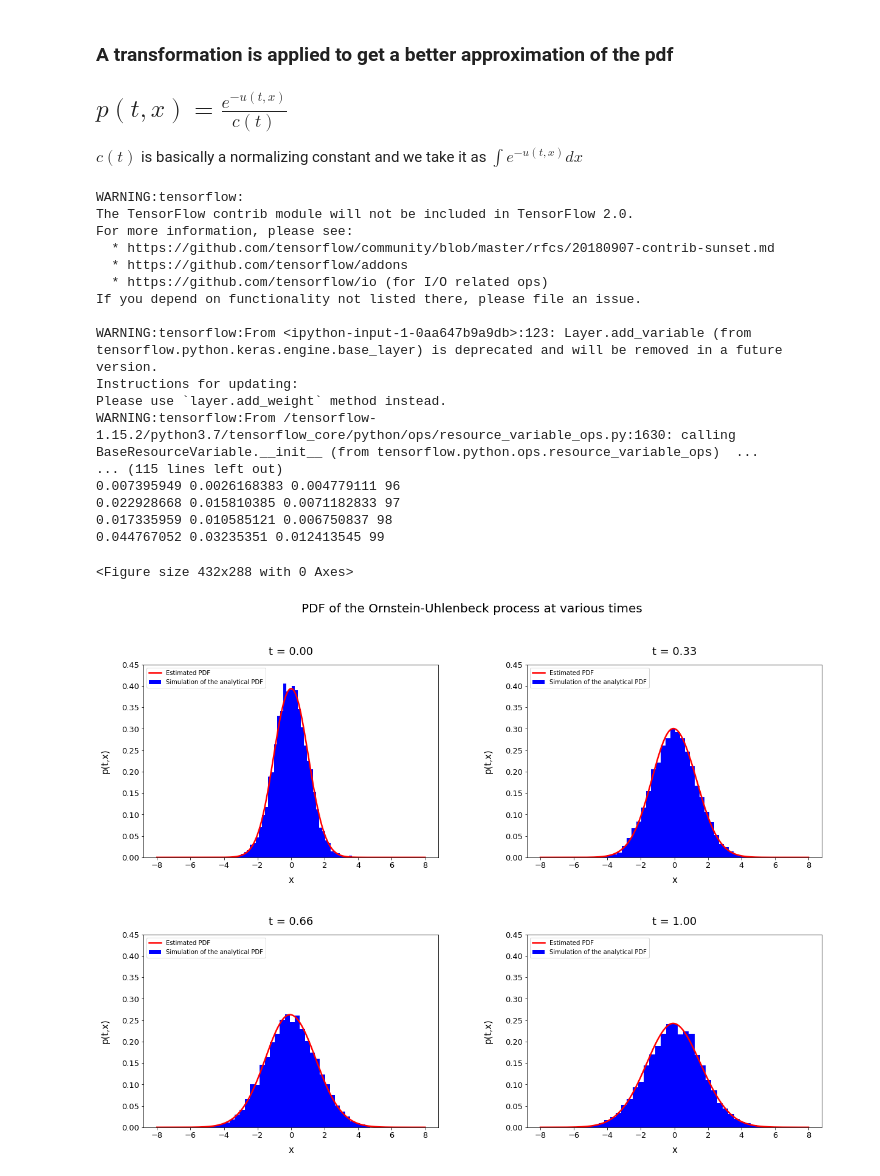
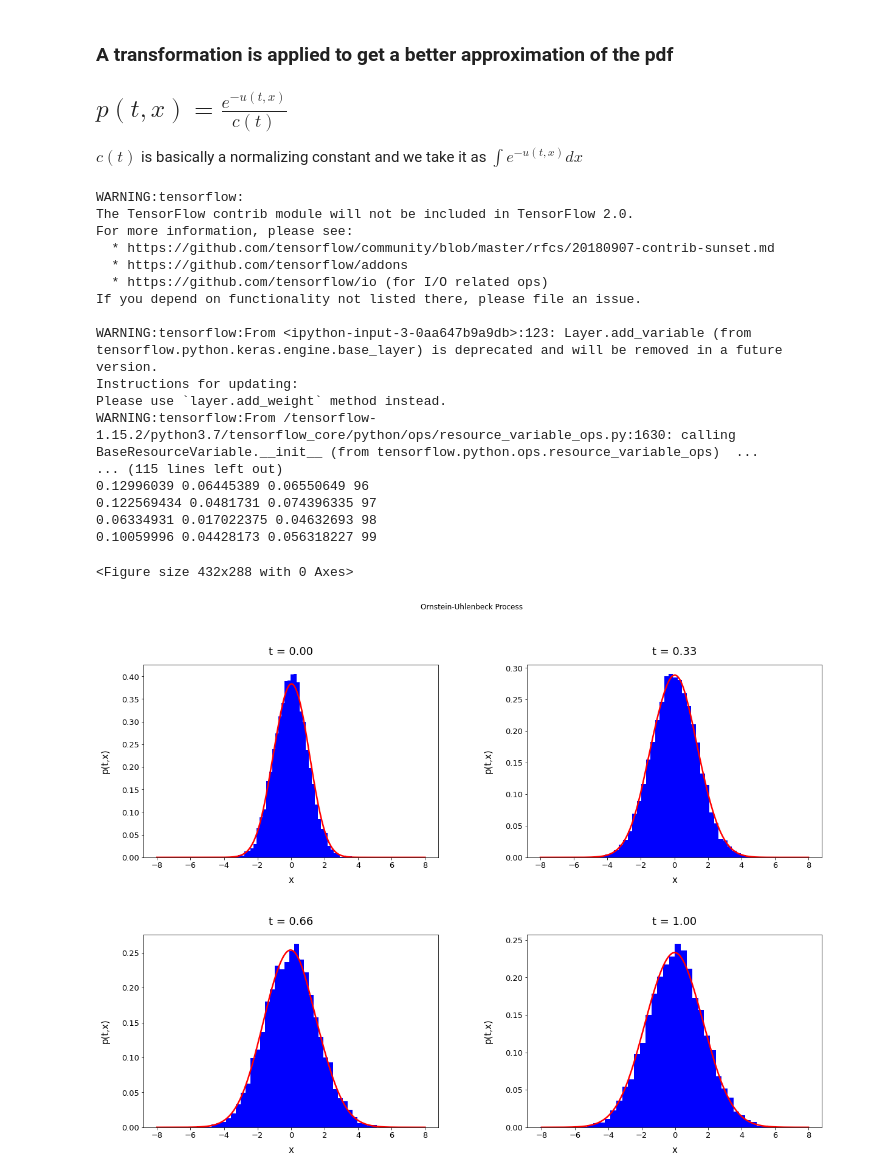
Before and after one commit to Aravindan98/Le-Mans-University-Thesis, a Jupyter notebook: DGM/DGM_Ornstein_Uhlenbeck.ipynb, the cells around one changed output. Drawn from its saved outputs; the diff is of its cells as text; code cells hidden in the pictures.

```diff
--- a/DGM/DGM_Ornstein_Uhlenbeck.ipynb
+++ b/DGM/DGM_Ornstein_Uhlenbeck.ipynb
@@ -285,8 +290,8 @@ def simulateOU_GaussianStart(alpha, beta, theta, kappa, sigma, nSim, T):
     s = np.sqrt(sigma**2 / (2 * kappa) * (1 - np.exp(-2*kappa*T)))
 
     # simulate endpoint
-    #print(m,s)
-    X_T = np.random.normal(m,s)
+    #print(s)
+    X_T = np.random.normal(m,s, nSim)
 
     return X_T
 # %%
@@ -313,11 +318,6 @@ def sampler(nSim_t, nSim_x_interior, nSim_x_initial):
     # Sampler #3: initial/terminal condition
     x_initial = np.random.uniform(low=Xlow*1.5, high=Xhigh*1.5, size = [nSim_x_initial, 1])
 
-
-    '''
-    DOUBT: Why is the initial condition a uniform distribution?
-    '''
-
     return t, x_interior, x_initial
 # %% [markdown]
 ### A transformation is applied to get a better approximation of the pdf
@@ -456,56 +456,54 @@ For more information, please see:
   * https://github.com/tensorflow/io (for I/O related ops)
 If you depend on functionality not listed there, please file an issue.
 
-WARNING:tensorflow:From <ipython-input-1-0aa647b9a9db>:123: Layer.add_variable (from tensorflow.python.keras.engine.base_layer) is deprecated and will be removed in a future version.
+WARNING:tensorflow:From <ipython-input-3-0aa647b9a9db>:123: Layer.add_variable (from tensorflow.python.keras.engine.base_layer) is deprecated and will be removed in a future version.
 Instructions for updating:
 Please use `layer.add_weight` method instead.
 WARNING:tensorflow:From /tensorflow-1.15.2/python3.7/tensorflow_core/python/ops/resource_variable_ops.py:1630: calling BaseResourceVariable.__init__ (from tensorflow.python.ops.resource_variable_ops)  ...
 ... (115 lines left out)
-0.007395949 0.0026168383 0.004779111 96
-0.022928668 0.015810385 0.0071182833 97
-0.017335959 0.010585121 0.006750837 98
-0.044767052 0.03235351 0.012413545 99
+0.12996039 0.06445389 0.06550649 96
+0.122569434 0.0481731 0.074396335 97
+0.06334931 0.017022375 0.04632693 98
+0.10059996 0.04428173 0.056318227 99
 # %%
 plt.figure()
 plt.figure(figsize = (20,14))
 
 # time values at which to examine density
-densityTimes = [0, 0.33*T, 0.66*T, T]
+densityTimes = [0.0, 0.33*T, 0.66*T, T]
 
 # vector of x values for plotting
 x_plot = np.linspace(Xlow*x_multiplier, Xhigh*x_multiplier, 1000)
 
 for i, curr_t in enumerate(densityTimes):
 
     # specify subplot
     plt.subplot(2,2,i+1)
 
     # simulate process at current t
     sim_x = simulateOU_GaussianStart(alpha, beta, theta, kappa, sigma, 10000, curr_t)
 
     # compute normalized density at all x values to plot and current t value
     t_plot = curr_t * np.ones_like(x_plot.reshape(-1,1))
     unnorm_dens = sess.run([p_unnorm], feed_dict= {t_tnsr:t_plot, x_interior_tnsr:x_plot.reshape(-1,1)})
     density = unnorm_dens[0] / sp.integrate.simps(unnorm_dens[0].reshape(x_plot.shape), x_plot)
 
     # plot histogram of simulated process values and overlay estimated density
-    plt.hist(sim_x, bins=40, density=True, color = 'b', label="Simulation of the analytical PDF")
-    plt.plot(x_plot, density, 'r', linewidth=2.5, label="Estimated PDF")
+    plt.hist(sim_x, bins=40, density=True, color = 'b')
+    plt.plot(x_plot, density, 'r', linewidth=2.5)
 
     # subplot options
-    plt.ylim(ymin=0.0, ymax=0.45)
     plt.xlabel(r"x", fontsize=15, labelpad=10)
     plt.ylabel(r"p(t,x)", fontsize=15, labelpad=20)
     plt.title(r"t = %.2f"%(curr_t), fontsize=18, y=1.03)
     plt.xticks(fontsize=13)
     plt.yticks(fontsize=13)
-    plt.suptitle("PDF of the Ornstein-Uhlenbeck process at various times",fontsize=20)
-    plt.legend(loc="upper left")
+    plt.suptitle("Ornstein-Uhlenbeck Process")
 # adjust space between subplots
 plt.subplots_adjust(wspace=0.3, hspace=0.4)
 
 if saveFigure:
     plt.savefig(figureName)
 # %% [output]
 <Figure size 432x288 with 0 Axes>
-[figure, old version]
+[figure, new version]
```
Also changed, not shown: parts of 2 cells of this notebook.
